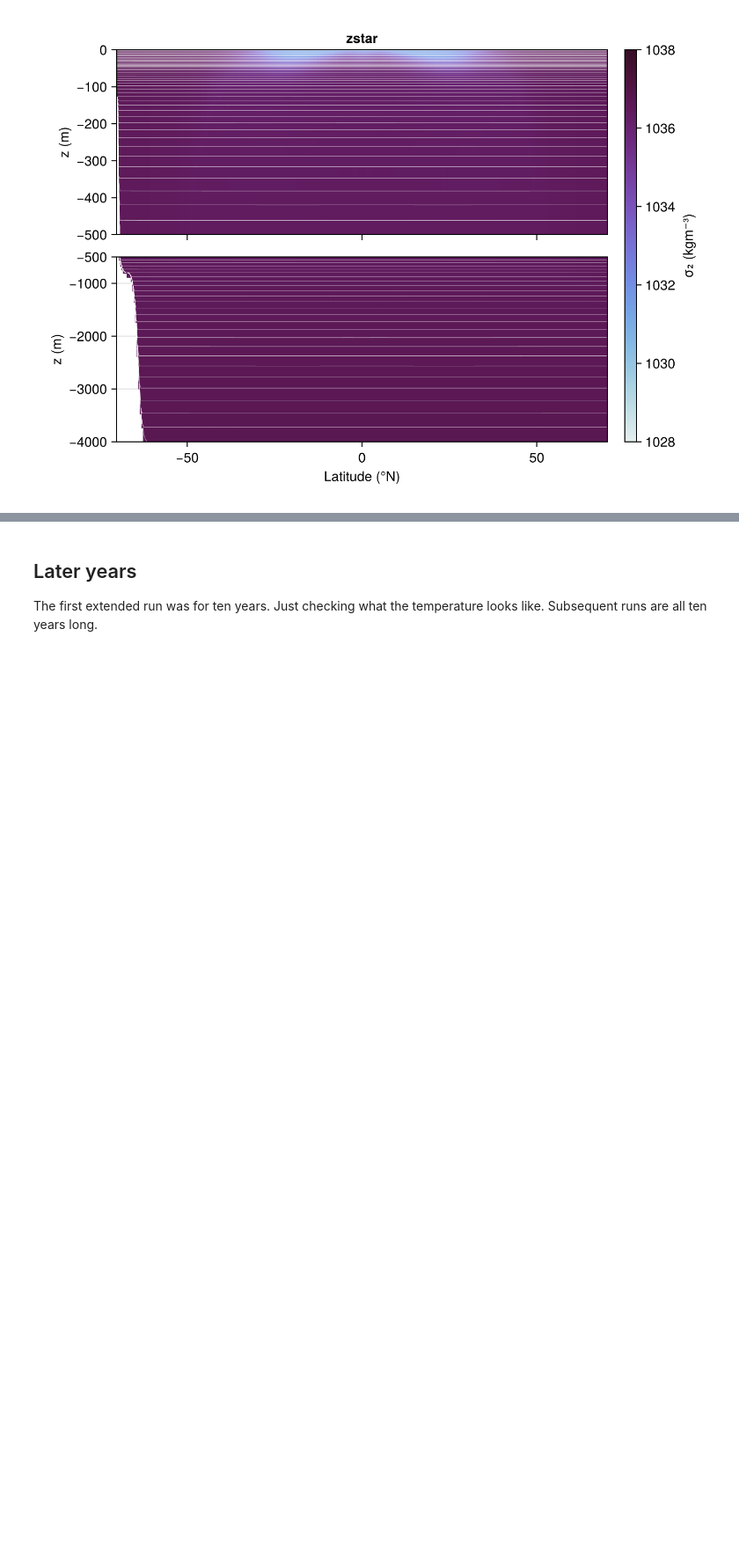
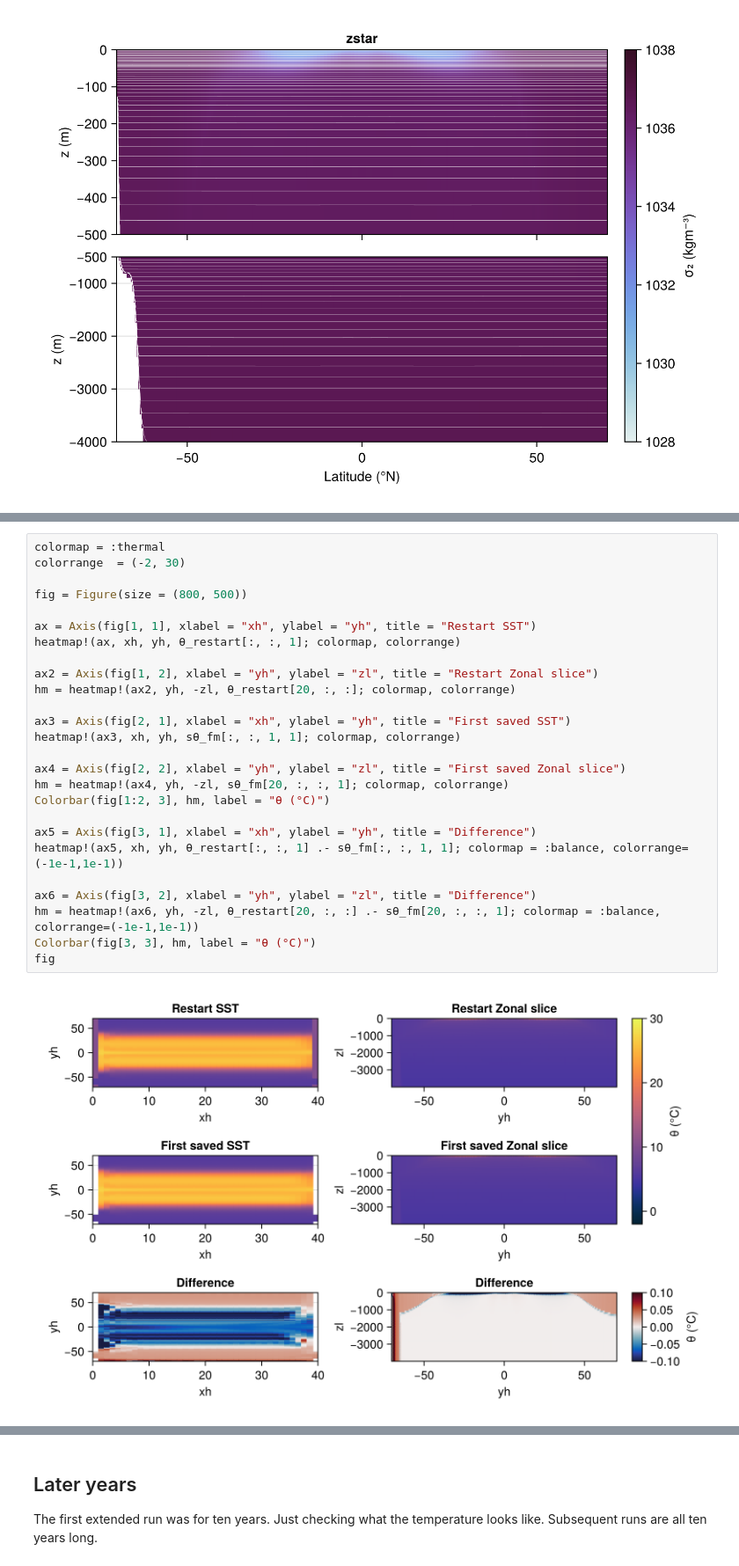
Before and after one commit to jbisits/anu-tub, a Jupyter notebook: output/zstar/one_deg_zstar.ipynb, the cells around one changed output, grey strips where cells are left out. Shown at 88% size. Drawn from its saved outputs; the diff is of its cells as text; blank space fills up the shorter version.

```diff
--- a/output/zstar/one_deg_zstar.ipynb
+++ b/output/zstar/one_deg_zstar.ipynb
@@ -111,0 +182,28 @@ fig
+# %%
+colormap = :thermal
+colorrange  = (-2, 30)
+
+fig = Figure(size = (800, 500))
+
+ax = Axis(fig[1, 1], xlabel = "xh", ylabel = "yh", title = "Restart SST")
+heatmap!(ax, xh, yh, θ_restart[:, :, 1]; colormap, colorrange)
+
+ax2 = Axis(fig[1, 2], xlabel = "yh", ylabel = "zl", title = "Restart Zonal slice")
+hm = heatmap!(ax2, yh, -zl, θ_restart[20, :, :]; colormap, colorrange)
+
+ax3 = Axis(fig[2, 1], xlabel = "xh", ylabel = "yh", title = "First saved SST")
+heatmap!(ax3, xh, yh, sθ_fm[:, :, 1, 1]; colormap, colorrange)
+
+ax4 = Axis(fig[2, 2], xlabel = "yh", ylabel = "zl", title = "First saved Zonal slice")
+hm = heatmap!(ax4, yh, -zl, sθ_fm[20, :, :, 1]; colormap, colorrange)
+Colorbar(fig[1:2, 3], hm, label = "θ (°C)")
+
+ax5 = Axis(fig[3, 1], xlabel = "xh", ylabel = "yh", title = "Difference")
+heatmap!(ax5, xh, yh, θ_restart[:, :, 1] .- sθ_fm[:, :, 1, 1]; colormap = :balance, colorrange=(-1e-1,1e-1))
+
+ax6 = Axis(fig[3, 2], xlabel = "yh", ylabel = "zl", title = "Difference")
+hm = heatmap!(ax6, yh, -zl, θ_restart[20, :, :] .- sθ_fm[20, :, :, 1]; colormap = :balance, colorrange=(-1e-1,1e-1))
+Colorbar(fig[3, 3], hm, label = "θ (°C)")
+fig
+# %% [output]
+[figure, added]
```
Also changed, not shown: parts of 9 cells of this notebook, 10 other files.
